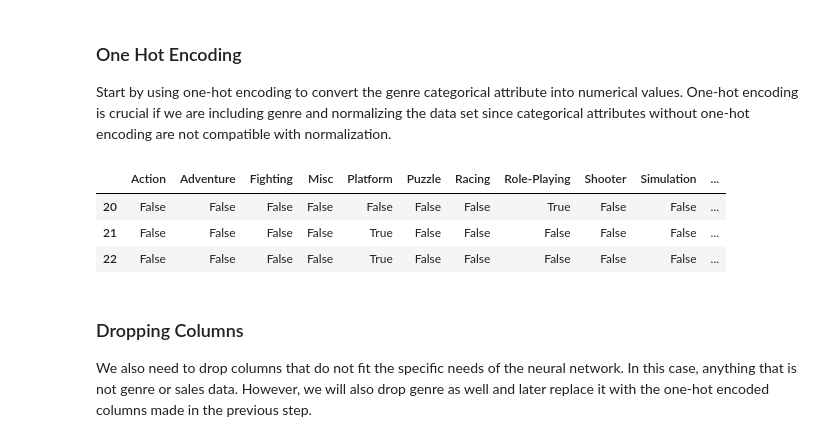
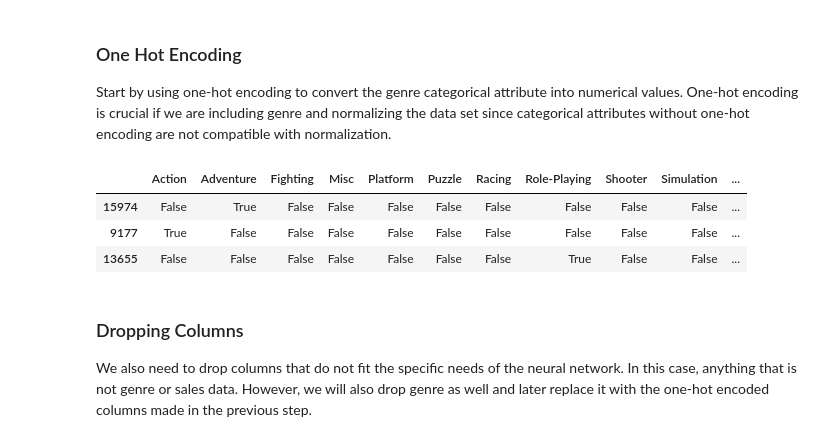
Before and after one commit to itspennyh/CSC177, a Jupyter notebook: dataPreProsUn226.ipynb, the cells around one changed output. Saved outputs shown, nothing was run; the diff lists cells and outputs as text; code cells hidden in the pictures.

Commit message:
Painfully added splitting, PCA, and some insights for normalization

```diff
--- a/dataPreProsUn226.ipynb
+++ b/dataPreProsUn226.ipynb
@@ -76,0 +106,2 @@ Difference in number of rows = 307
+# %%
+df_shuffled = df.sample(frac=1, random_state=42)
@@ -76,0 +111,7 @@ Difference in number of rows = 307
+# %%
+from sklearn.model_selection import train_test_split
+
+train_df, test_valid_df = train_test_split(df_shuffled, test_size=0.3, random_state=42)
+test_df, valid_df = train_test_split(test_valid_df, test_size=0.5, random_state=42)
+
+train_df[20:23]
@@ -81,15 +141,15 @@ Author: Rahul Gupta | One way of preprocessing the data set is to prepare it for
 ### One Hot Encoding
 Start by using one-hot encoding to convert the genre categorical attribute into numerical values. One-hot encoding is crucial if we are including genre and normalizing the data set since categorical attributes without one-hot encoding are not compatible with normalization.
 # %%
-normalized = df
+normalized = train_df
 one_hot = pd.get_dummies(normalized['Genre'])
 
 one_hot[20:23]
 # %% [output]
 |  | Action | Adventure | Fighting | Misc | Platform | Puzzle | Racing | Role-Playing | Shooter | Simulation | ... |
-| 20 | False | False | False | False | False | False | False | True | False | False | ... |
-| 21 | False | False | False | False | True | False | False | False | False | False | ... |
-| 22 | False | False | False | False | True | False | False | False | False | False | ... |
+| 15974 | False | True | False | False | False | False | False | False | False | False | ... |
+| 9177 | True | False | False | False | False | False | False | False | False | False | ... |
+| 13655 | False | False | False | False | False | False | False | True | False | False | ... |
 # %% [markdown]
 ### Dropping Columns
 We also need to drop columns that do not fit the specific needs of the neural network. In this case, anything that is not genre or sales data. However, we will also drop genre as well and later replace it with the one-hot encoded columns made in the previous step.
```
Also changed, not shown: parts of 38 cells of this notebook, 6 other files.
